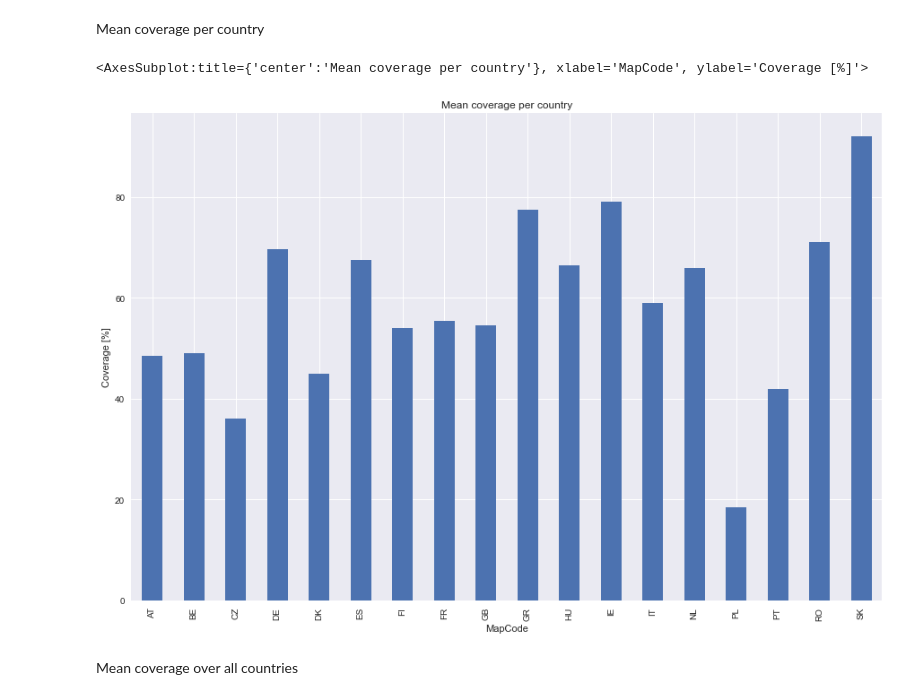
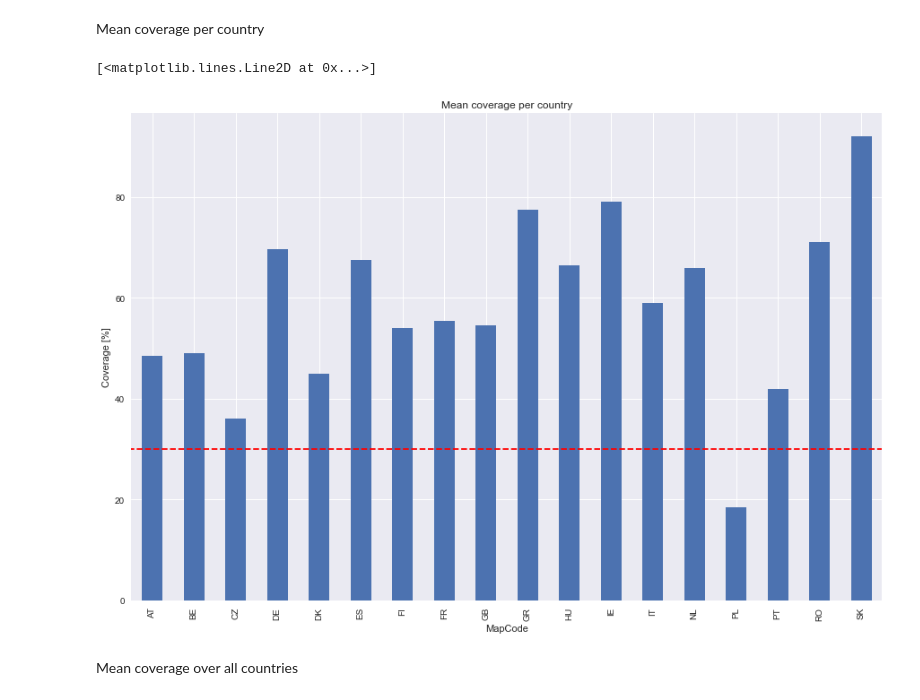
Before and after one commit to INATECH-CIG/CO2_emissions_factors, a Jupyter notebook: CO2 calculation bottom up methode.ipynb, the cells around one changed output. Cells and saved outputs as stored; diff of their text form; code cells hidden in the pictures.

Commit message:
some figures

```diff
--- a/CO2 calculation bottom up methode.ipynb
+++ b/CO2 calculation bottom up methode.ipynb
@@ -405,7 +405,7 @@ def check_CI (row):
 Powerplants_emission_EU_CI['CI_validation'] = Powerplants_emission_EU_CI.apply(check_CI, axis=1)
 # %%
 # take only the data that are validated
-Powerplants_emission_EU_CI = Powerplants_emission_EU_CI[Powerplants_emission_EU_CI.CI_validation == True]
+Powerplants_emission_EU_CI_validated = Powerplants_emission_EU_CI[Powerplants_emission_EU_CI.CI_validation == True]
 # %% [markdown]
 reasons why the CI is not valid:
 
@@ -475,11 +497,11 @@ entsoe_gen_type.head()
 Filter the data to the countries and technologies that are covert from our method
 - countries
 # %%
-entsoe_gen_type = entsoe_gen_type[Powerplants_emission_EU_CI.MapCode.unique()]
+entsoe_gen_type = entsoe_gen_type[Powerplants_emission_EU_CI_validated.MapCode.unique()]
 # %% [markdown]
 - technologies
 # %%
-entsoe_gen_type = entsoe_gen_type.loc[:,(slice(None),Powerplants_emission_EU_CI.ProductionTypeName.unique())].sum()
+entsoe_gen_type = entsoe_gen_type.loc[:,(slice(None),Powerplants_emission_EU_CI_validated.ProductionTypeName.unique())].sum()
 # %% [markdown]
 Reset the multiindex from pandas and drop not used columns
 # %%
@@ -492,7 +514,7 @@ entsoe_gen_type = entsoe_gen_type.rename(columns={0:'generation_per_type_2018_EN
 # %% [markdown]
 Group production for each technology for the individual power plants
 # %%
-Powerplants_gen_type_year = pd.DataFrame(Powerplants_emission_EU_CI.groupby(['MapCode','ProductionTypeName']).sum()['yearly_generation_2018'])
+Powerplants_gen_type_year = pd.DataFrame(Powerplants_emission_EU_CI_validated.groupby(['MapCode','ProductionTypeName']).sum()['yearly_generation_2018'])
 # %% [markdown]
 Reset the multiindex from pandas and drop not used columns
 # %%
@@ -528,7 +550,9 @@ ax = sns.barplot(x="MapCode", y="gen_covered_pro", hue="ProductionTypeName", dat
 # %% [markdown]
 Mean coverage per country
 # %%
-gen_data_comparison.groupby(['MapCode']).mean()['gen_covered_pro'].plot(kind='bar', title='Mean coverage per country', ylabel='Coverage [%]')
+fig, ax = plt.subplots(1, 1)
+ax = gen_data_comparison.groupby(['MapCode']).mean()['gen_covered_pro'].plot(kind='bar', title='Mean coverage per country', ylabel='Coverage [%]')
+ax.plot([-10, 100], [30, 30], 'r--')
 # %% [output]
-<AxesSubplot:title={'center':'Mean coverage per country'}, xlabel='MapCode', ylabel='Coverage [%]'>
+[<matplotlib.lines.Line2D at 0x...>]
-[figure, old version]
+[figure, new version]
```
Also changed, not shown: parts of 21 cells of this notebook, 2 other files.
